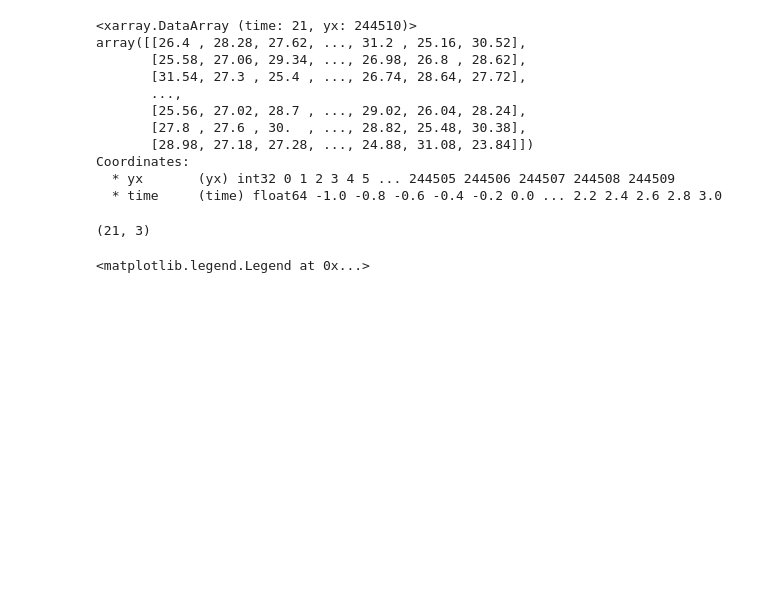
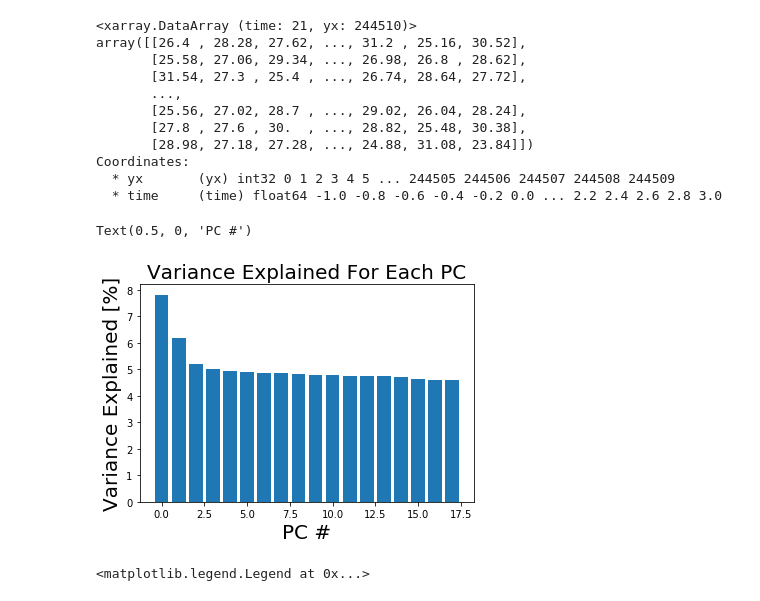
Before and after one commit to zhounapeuw/nape_tca_nn, a Jupyter notebook: tca.ipynb, the cells around one changed output. Cells and saved outputs as stored; diff of their text form; code cells hidden in the pictures; blank space fills up the shorter version.

Commit message:
calculated and plotted variance explained for each PC

```diff
--- a/tca.ipynb
+++ b/tca.ipynb
@@ -149,12 +149,22 @@ Coordinates:
   * time     (time) float64 -1.0 -0.8 -0.6 -0.4 -0.2 0.0 ... 2.2 2.4 2.6 2.8 3.0
 # %%
 # perform PCA
-pca_xr_wrapper = wrap(PCA(n_components=3), reshapes='yx', random_state=5) # create PCA object and specify dimension to perform PCA on
+pca_xr_wrapper = wrap(PCA(0.9), reshapes='yx', random_state=5) # create PCA object and specify dimension to perform PCA on
 
 Xt = pca_xr_wrapper.fit_transform(xr_flatten_pix_trial.transpose()) # fit/transform estimator; transpose to apply PCA on pixels
 Xt.shape
+
+num_comps = pca_xr_wrapper.estimator_.n_components_
-# %% [output]
-(21, 3)
+# %%
+fig, ax = plt.subplots()
+x_ticks = range(0,num_comps)
+ax.bar(x_ticks, pca_xr_wrapper.estimator_.explained_variance_ratio_*100)
+ax.set_title('Variance Explained For Each PC', fontsize = 20)
+ax.set_ylabel('Variance Explained [%]', fontsize = 20)
+ax.set_xlabel('PC #', fontsize = 20)
+# %% [output]
+Text(0.5, 0, 'PC #')
+[figure, added]
 # %%
 plt.figure(figsize = (8,5))
 plt.plot(trial_tvec, Xt)
```
Also changed, not shown: parts of 2 cells of this notebook.
